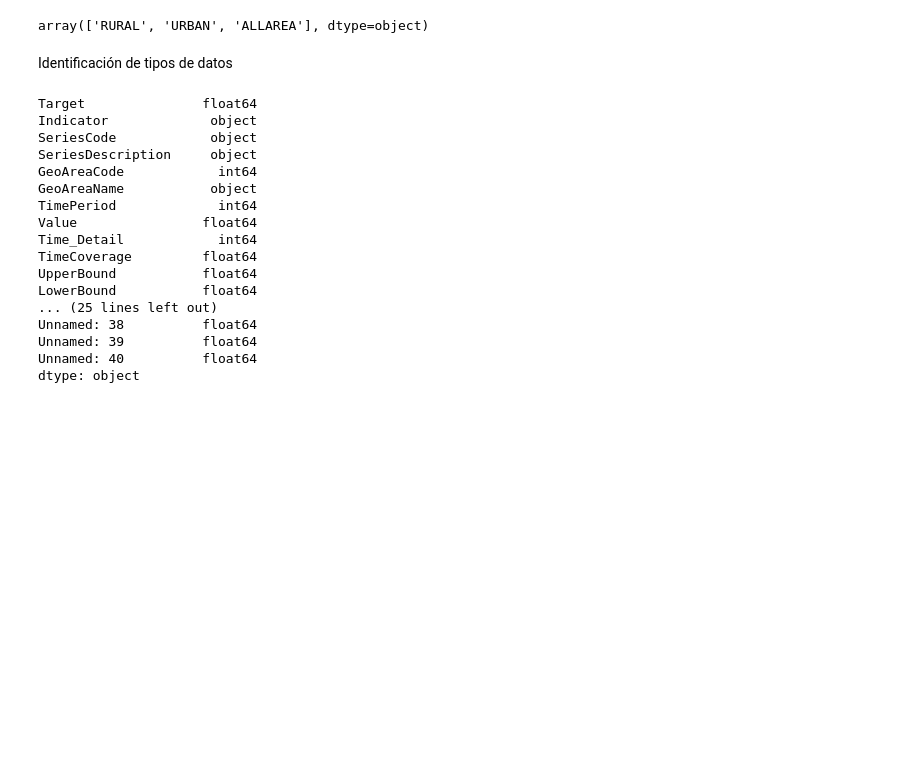
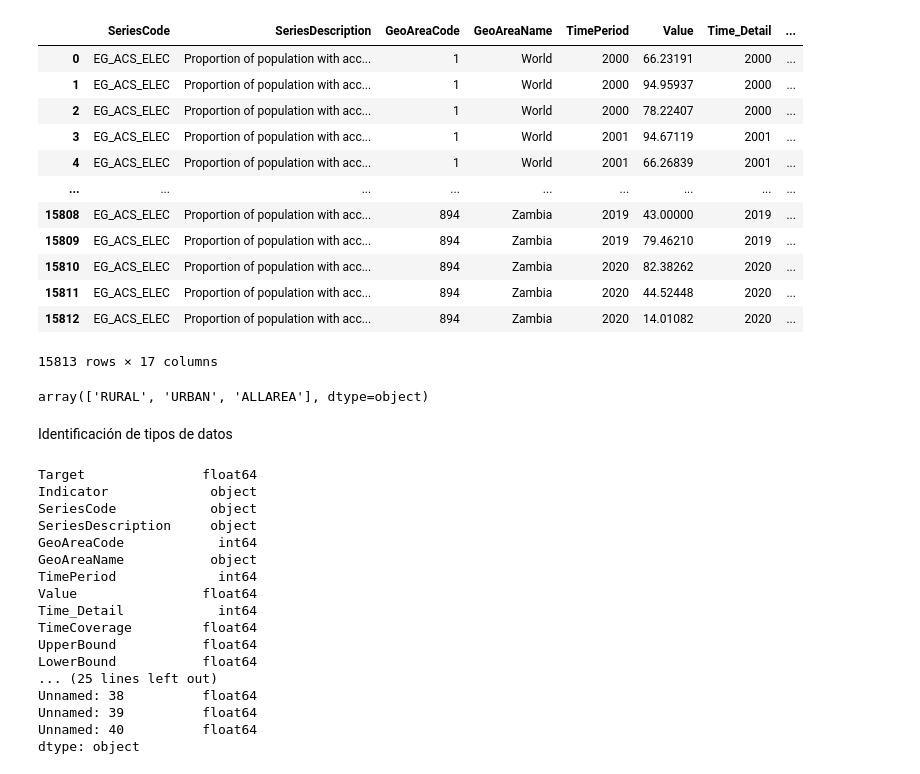
Before and after one commit to jalilpablo/Comision_Latinoamericana, a Jupyter notebook: EDA proportion_of_population_with_access_to_electricity.ipynb, the cells around one changed output. Saved outputs shown, nothing was run; the diff lists cells and outputs as text; code cells hidden in the pictures; blank space fills up the shorter version.

```diff
--- a/EDA proportion_of_population_with_access_to_electricity.ipynb
+++ b/EDA proportion_of_population_with_access_to_electricity.ipynb
@@ -4,7 +4,23 @@ import numpy as np
 import matplotlib as plt
 import seaborn as sns
 # %%
-df = pd.read_csv('proportion_of_population_with_access_to_electricity.csv', index_col=0, encoding='latin-1')
+df = pd.read_csv('proportion_of_population_with_access_to_electricity.csv', encoding='latin-1')
+# %%
+df[df.columns[3:20]]
+# %% [output]
+|  | SeriesCode | SeriesDescription | GeoAreaCode | GeoAreaName | TimePeriod | Value | Time_Detail | ... |
+| 0 | EG_ACS_ELEC | Proportion of population with acc... | 1 | World | 2000 | 66.23191 | 2000 | ... |
+| 1 | EG_ACS_ELEC | Proportion of population with acc... | 1 | World | 2000 | 94.95937 | 2000 | ... |
+| 2 | EG_ACS_ELEC | Proportion of population with acc... | 1 | World | 2000 | 78.22407 | 2000 | ... |
+| 3 | EG_ACS_ELEC | Proportion of population with acc... | 1 | World | 2001 | 94.67119 | 2001 | ... |
+| 4 | EG_ACS_ELEC | Proportion of population with acc... | 1 | World | 2001 | 66.26839 | 2001 | ... |
+| ... | ... | ... | ... | ... | ... | ... | ... | ... |
+| 15808 | EG_ACS_ELEC | Proportion of population with acc... | 894 | Zambia | 2019 | 43.00000 | 2019 | ... |
+| 15809 | EG_ACS_ELEC | Proportion of population with acc... | 894 | Zambia | 2019 | 79.46210 | 2019 | ... |
+| 15810 | EG_ACS_ELEC | Proportion of population with acc... | 894 | Zambia | 2020 | 82.38262 | 2020 | ... |
+| 15811 | EG_ACS_ELEC | Proportion of population with acc... | 894 | Zambia | 2020 | 44.52448 | 2020 | ... |
+| 15812 | EG_ACS_ELEC | Proportion of population with acc... | 894 | Zambia | 2020 | 14.01082 | 2020 | ... |
+15813 rows × 17 columns
 # %%
 df['Location'].unique()
 # %% [output]
```
Also changed, not shown: 3 other files.
